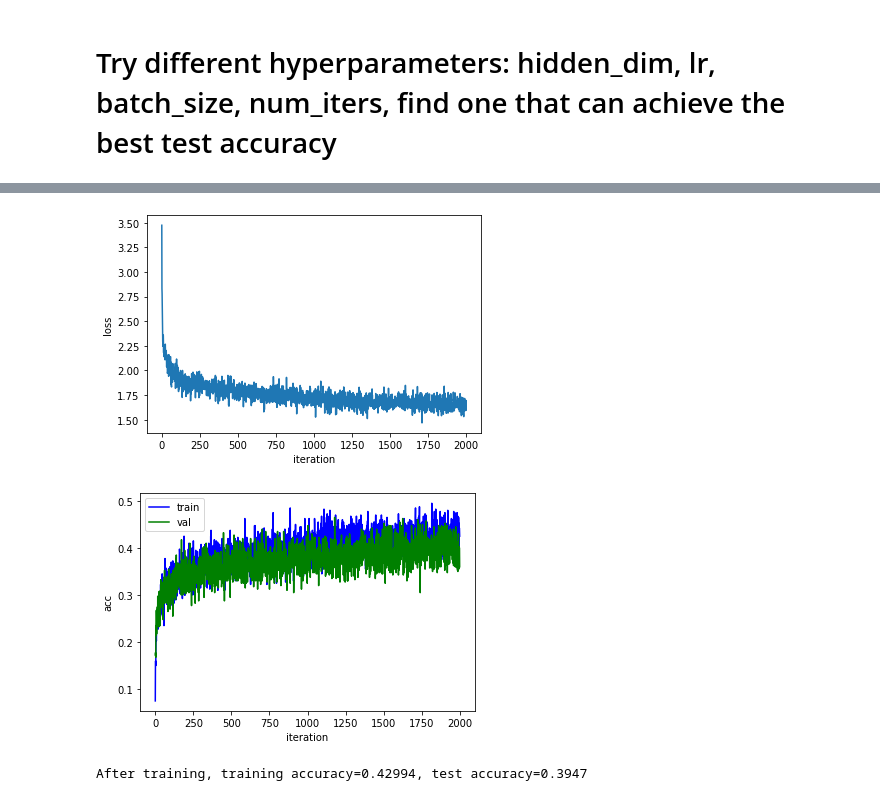
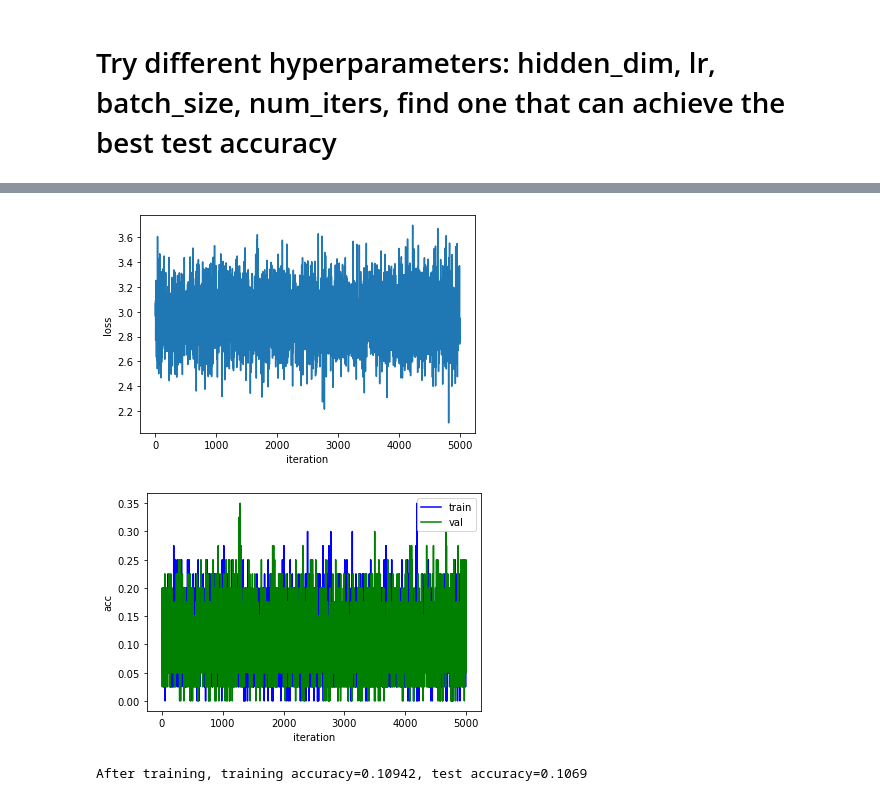
Before and after one commit to pranalip93/AI_FullyConnectedCNN_network, a Jupyter notebook: 1_Fully_Connected_Neural_Network_and_SGD.ipynb, the cells around one changed output, grey strips where cells are left out. Cells and saved outputs as stored; diff of their text form; code cells hidden in the pictures.

```diff
--- a/1_Fully_Connected_Neural_Network_and_SGD.ipynb
+++ b/1_Fully_Connected_Neural_Network_and_SGD.ipynb
@@ -51,11 +47,31 @@ class FullyConnectedNet():
         scores: 2D numpy array of shape (batch_size, num_classes)
         cache: a tuple of numpy arrays, used for backward pass
     """
-    ############################Write your code in this block (20 points)#####################
+############################Write your code in this block (20 points)#####################
+    # Unpack variables from the params dictionary
+    W1, b1 = self.params['W1'], self.params['b1']
+    W2, b2 = self.params['W2'], self.params['b2']
+    N, D = x.shape
 
+    # Compute the forward pass
+    scores = None
 
+    Z1 = x.dot(W1) + b1
+    A1 = np.maximum(0, Z1)
 
+    Z2 = A1.dot(W2) + b2
+    A2 = Z2
 
+    scores = A2
+
+    # Compute the loss
+    cache = None
+    scores -= np.max(scores, axis=1,keepdims=True)
+
+    scores_e = np.exp(scores)
+
+    cache = np.sum(-1  + np.log(np.sum(scores_e))) / N
+    cache += 0.5 * (np.sum(W1 * W1) + np.sum(W2 * W2))
 
     #################################End of your code#########################################
     return scores, cache
@@ -72,13 +88,16 @@ class FullyConnectedNet():
         update self.grads['W1'], self.grads['b1'], self.grads['W2'], self.grads['b2']
     """
     #############################Write your code in this block (30 points)######################
+    grads={}
+    cache = cache + 0.5 * np.sum(self.params['W1'] * self.params['W1']) + 0.5 * np.sum(self.params['W2'] * self.params['W2'])
 
+    self.grads['W2'] += self.params['W2']
+    self.grads['b2'] += self.params['b2']
 
-
-
-
+    self.grads['W1'] +=self.params['W1']
+    self.grads['b1'] +=self.params['b1']
     ##################################End of your code##########################################
-    return
+    return cache, self.grads
 # %%
 # The Cross Entropy Loss has been implemented for you
 def cross_entropy_loss(scores, y, eps=1e-8):
@@ -237,11 +253,11 @@ After training, training accuracy=0.45026, test accuracy=0.4096
 # %%
 ###############Modify these hyperparameters and find the best ones (20 points)##################
 ###############You can write a loop to search for the best parameters if your want##############
-hidden_dim = 200
+hidden_dim = 20
 alpha = 1e-2
 beta = 0
-batch_size = 400
-num_iters = 2000
+batch_size = 40
+num_iters = 5000
 #################################################################################################
 
 model = FullyConnectedNet(hidden_dim=hidden_dim)
@@ -309,3 +325,3 @@ print(f'After training, training accuracy={acc_train}, test accuracy={acc_test}'
-[figure, old version]
+[figure, new version]
-[figure, old version]
+[figure, new version]
-After training, training accuracy=0.42994, test accuracy=0.3947
+After training, training accuracy=0.10942, test accuracy=0.1069
```
Also changed, not shown: parts of 7 cells of this notebook.
